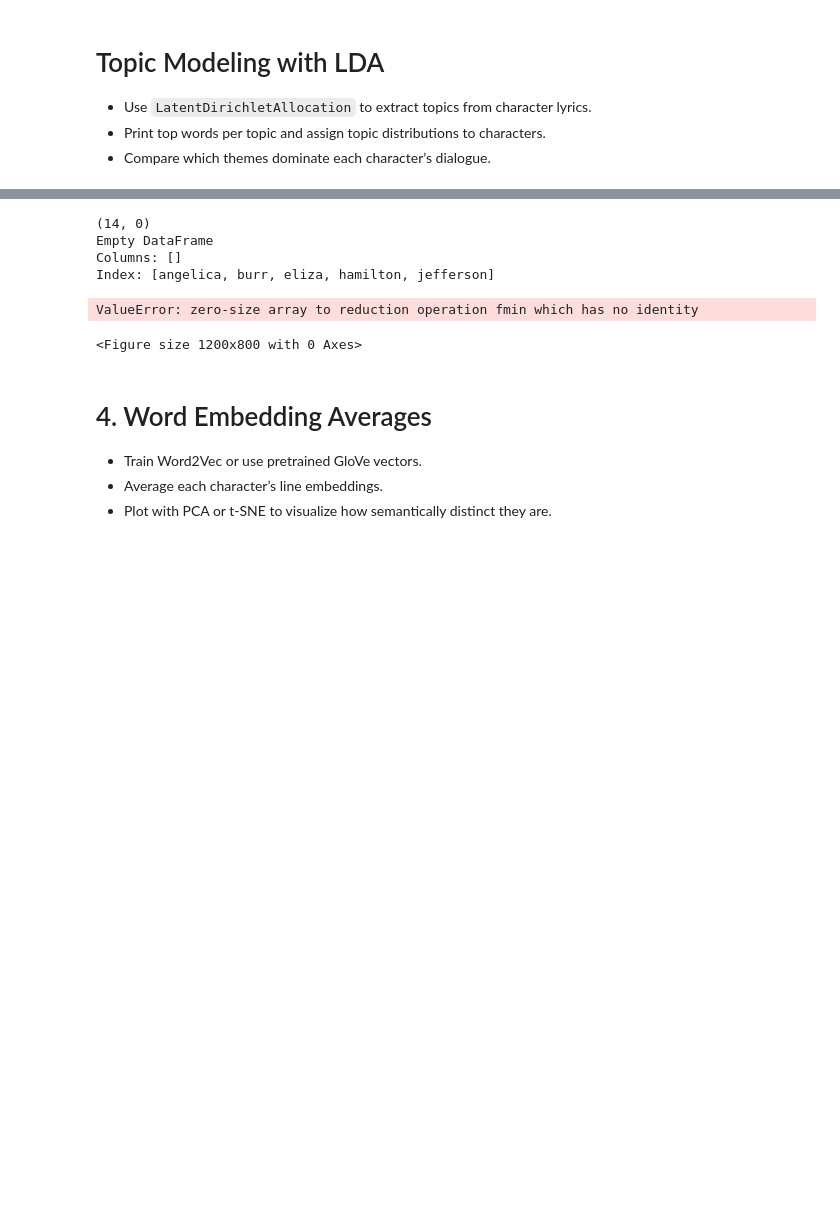
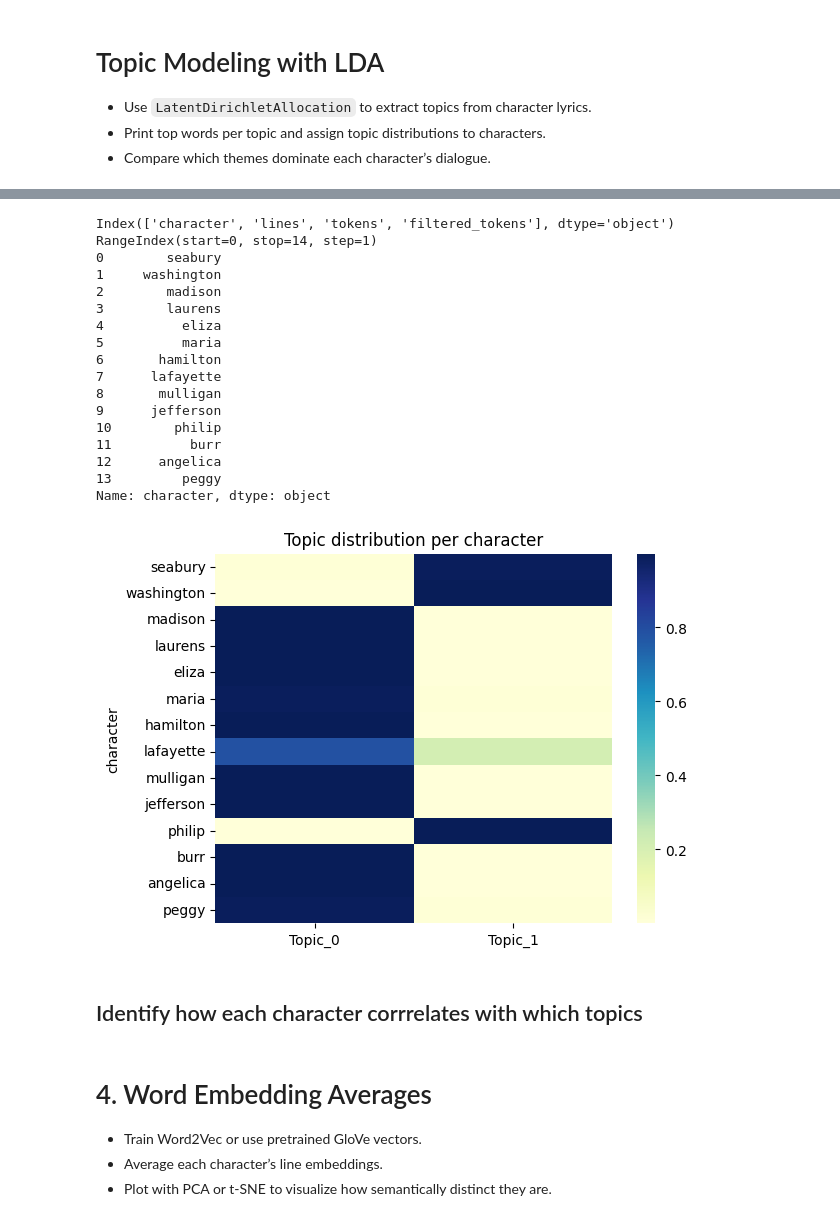
Before and after one commit to 05rentao/hamilton, a Jupyter notebook: notebook.ipynb, the cells around one changed output, grey strips where cells are left out. Cells and saved outputs as stored; diff of their text form; code cells hidden in the pictures; blank space fills up the shorter version.

```diff
--- a/notebook.ipynb
+++ b/notebook.ipynb
@@ -260,0 +247,20 @@ plt.show()
+# %%
+from sklearn.feature_extraction.text import CountVectorizer
+from sklearn.decomposition import LatentDirichletAllocation
+
+# df = pd.read_csv("character_lines.csv")
+documents = df["filtered_tokens"].fillna("").tolist()
+
+vectorizer = CountVectorizer()
+doc_term_matrix = vectorizer.fit_transform(documents)
+
+lda = LatentDirichletAllocation(n_components=4)  # manipulate components here
+doc_topic_matrix = lda.fit_transform(doc_term_matrix)
+
+def display_topics(model, feature_names, no_top_words):
+    for topic_idx, topic in enumerate(model.components_):
+        print(f"\nTopic #{topic_idx + 1}:")
+        top_words = " ".join([feature_names[i] for i in topic.argsort()[:-no_top_words - 1:-1]])
+        print(top_words)
+
+display_topics(lda, vectorizer.get_feature_names_out(), 10)
@@ -261,32 +279,37 @@ plt.show()
 # %%
 import seaborn as sns
-# Extract topic columns (assuming these are named 'Topic_1', 'Topic_2', etc.)
-topic_cols = [col for col in df.columns if col.startswith("Topic_")]
-heatmap_data = df.groupby("character")[topic_cols].mean()
+print(df.columns)
+print(df.index)
+print(df["character"])
 
-####################################################################
-# TODO fix heatmap...
-####################################################################
+topic_df = pd.DataFrame(doc_topic_matrix, columns=[f"Topic_{i}" for i in range(lda.n_components)])
+topic_df['character'] = df['character'].values  # preserve the character names
 
-# Create topic label names using your mapping
-new_col_names = [topics[int(col.split("_")[1])] for col in topic_cols]
-
-# Plot heatmap
-plt.figure(figsize=(12, 8))
-sns.heatmap(heatmap_data, annot=False, cmap="YlGnBu")
-plt.xlabel("Topics (Top Words)")
-plt.ylabel("Character")
-plt.title("Topic Distribution by Character")
-plt.xticks(rotation=45, ha="right")
-plt.tight_layout()
+topic_only = topic_df.set_index("character")
+sns.heatmap(topic_only, cmap="YlGnBu")
+plt.title("Topic distribution per character")
 plt.show()
 # %% [output]
-(14, 0)
-Empty DataFrame
-Columns: []
-Index: [angelica, burr, eliza, hamilton, jefferson]
+Index(['character', 'lines', 'tokens', 'filtered_tokens'], dtype='object')
+RangeIndex(start=0, stop=14, step=1)
+0        seabury
+1     washington
+2        madison
+3        laurens
+4          eliza
+5          maria
+6       hamilton
+7      lafayette
+8       mulligan
+9      jefferson
+10        philip
+11          burr
+12      angelica
+13         peggy
+Name: character, dtype: object
-ValueError: zero-size array to reduction operation fmin which has no identity
-<Figure size 1200x800 with 0 Axes>
+[figure, added]
+# %% [markdown]
+## Identify how each character corrrelates with which topics
 # %% [markdown]
 # 4. Word Embedding Averages
 - Train Word2Vec or use pretrained GloVe vectors.
```
Also changed, not shown: parts of 15 cells of this notebook, 1 other file.
